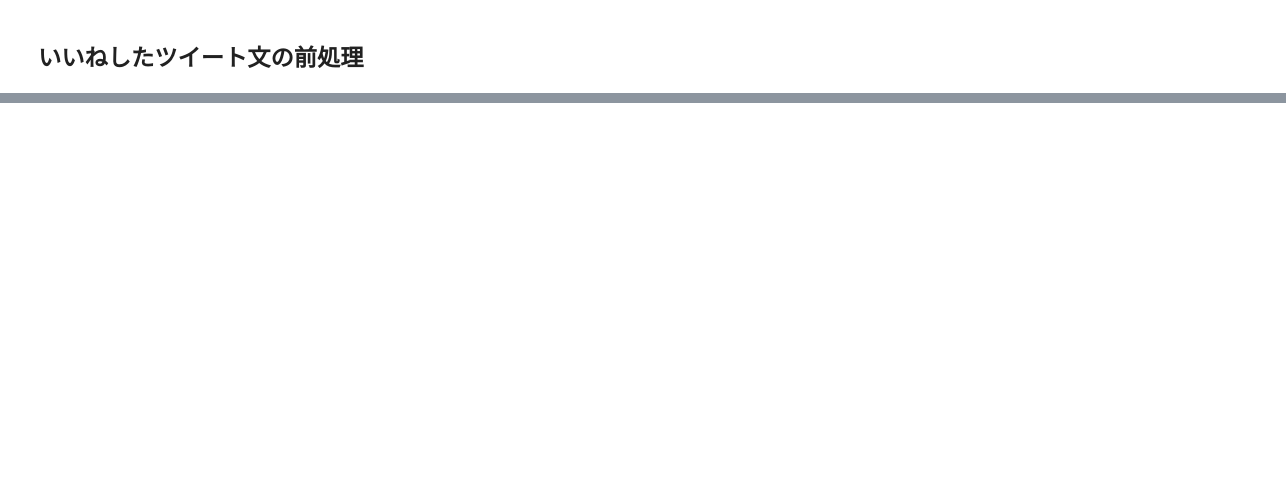
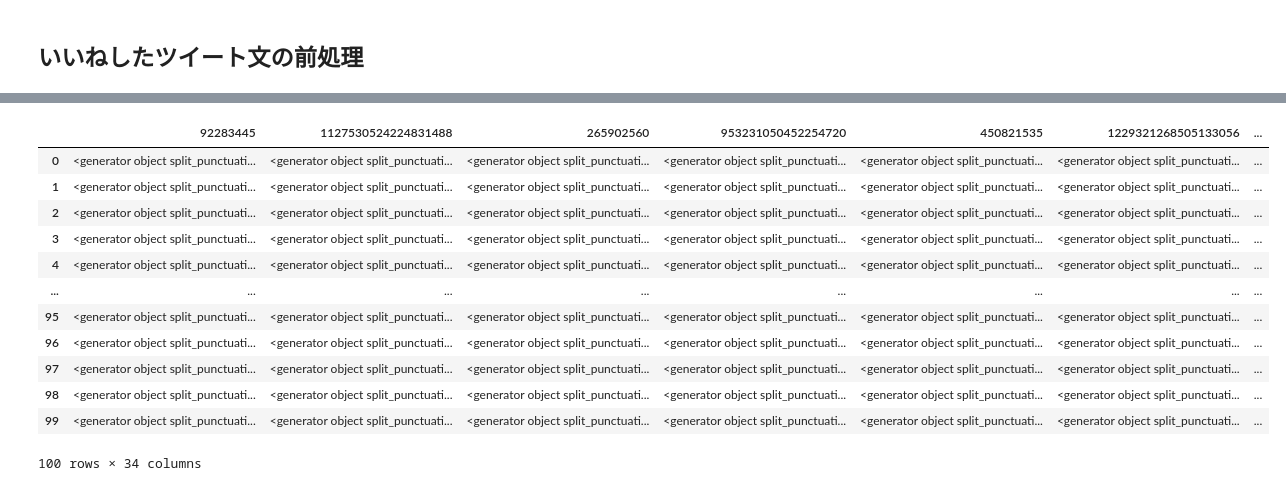
Before and after one commit to fregean/reserch_target_twitter, a Jupyter notebook: data/data_extract.ipynb, the cells around one changed output, grey strips where cells are left out. Saved outputs shown, nothing was run; the diff lists cells and outputs as text; code cells hidden in the pictures; blank space fills up the shorter version.

Commit message:
fix data extract

```diff
--- a/data/data_extract.ipynb
+++ b/data/data_extract.ipynb
@@ -138,11 +219,10 @@ liked_tweets.get_liked_tweets(user_series)
 }
 # %%
 with open('liked_tweets.json', 'r', encoding='utf-8') as json_file:
-    liked_tweets = json.load(json_file)
+    dic_liked_tweets = json.load(json_file)
 
-df_liked_tweets = pd.concat({k: pd.DataFrame(v['data']) for k, v in liked_tweets.items()},axis=0).unstack(0).swaplevel(1,0, axis=1).sort_index(axis=1)
+df_liked_tweets = pd.concat({k: pd.DataFrame(v['data']) for k, v in dic_liked_tweets.items()},axis=0).unstack(0).swaplevel(1,0, axis=1).sort_index(axis=1)
 df_liked_tweets
-#df_liked_tweets
 # %% [output]
 |  | 1017518462 |  |  |  | 1038406176927444993 |  |  |  | ... |
 |  | author_id | id | lang | text | author_id | id | lang | text | ... |
@@ -160 +240,6 @@ df_liked_tweets
 100 rows × 136 columns
+# %%
+# いいねしたツイート文を抽出
+# ユーザー名をカラム名にセット
+df_liked_tweets_text = pd.concat([df_liked_tweets[k]['text'].rename(k) for k, _ in dic_liked_tweets.items()],axis=1)
+df_liked_tweets_text
@@ -178,0 +341,21 @@ Name: text, Length: 100, dtype: object
+# %%
+split_punc2 = functools.partial(split_punctuation, punctuations=r"。!?")
+concat_tail_no = functools.partial(concatenate_matching, former_matching_rule=r"^(?P<result>.+)(の)$", remove_former_matched=False)
+segmenter = make_pipeline(normalize, split_newline, concat_tail_no, split_punc2)
+
+df_generator = df_liked_tweets_text.applymap(segmenter)
+df_generator
+# %% [output]
+|  | 92283445 | 1127530524224831488 | 265902560 | 953231050452254720 | 450821535 | 1229321268505133056 | ... |
+| 0 | <generator object split_punctuati... | <generator object split_punctuati... | <generator object split_punctuati... | <generator object split_punctuati... | <generator object split_punctuati... | <generator object split_punctuati... | ... |
+| 1 | <generator object split_punctuati... | <generator object split_punctuati... | <generator object split_punctuati... | <generator object split_punctuati... | <generator object split_punctuati... | <generator object split_punctuati... | ... |
+| 2 | <generator object split_punctuati... | <generator object split_punctuati... | <generator object split_punctuati... | <generator object split_punctuati... | <generator object split_punctuati... | <generator object split_punctuati... | ... |
+| 3 | <generator object split_punctuati... | <generator object split_punctuati... | <generator object split_punctuati... | <generator object split_punctuati... | <generator object split_punctuati... | <generator object split_punctuati... | ... |
+| 4 | <generator object split_punctuati... | <generator object split_punctuati... | <generator object split_punctuati... | <generator object split_punctuati... | <generator object split_punctuati... | <generator object split_punctuati... | ... |
+| ... | ... | ... | ... | ... | ... | ... | ... |
+| 95 | <generator object split_punctuati... | <generator object split_punctuati... | <generator object split_punctuati... | <generator object split_punctuati... | <generator object split_punctuati... | <generator object split_punctuati... | ... |
+| 96 | <generator object split_punctuati... | <generator object split_punctuati... | <generator object split_punctuati... | <generator object split_punctuati... | <generator object split_punctuati... | <generator object split_punctuati... | ... |
+| 97 | <generator object split_punctuati... | <generator object split_punctuati... | <generator object split_punctuati... | <generator object split_punctuati... | <generator object split_punctuati... | <generator object split_punctuati... | ... |
+| 98 | <generator object split_punctuati... | <generator object split_punctuati... | <generator object split_punctuati... | <generator object split_punctuati... | <generator object split_punctuati... | <generator object split_punctuati... | ... |
+| 99 | <generator object split_punctuati... | <generator object split_punctuati... | <generator object split_punctuati... | <generator object split_punctuati... | <generator object split_punctuati... | <generator object split_punctuati... | ... |
+100 rows × 34 columns
```
Also changed, not shown: parts of 20 cells of this notebook.
